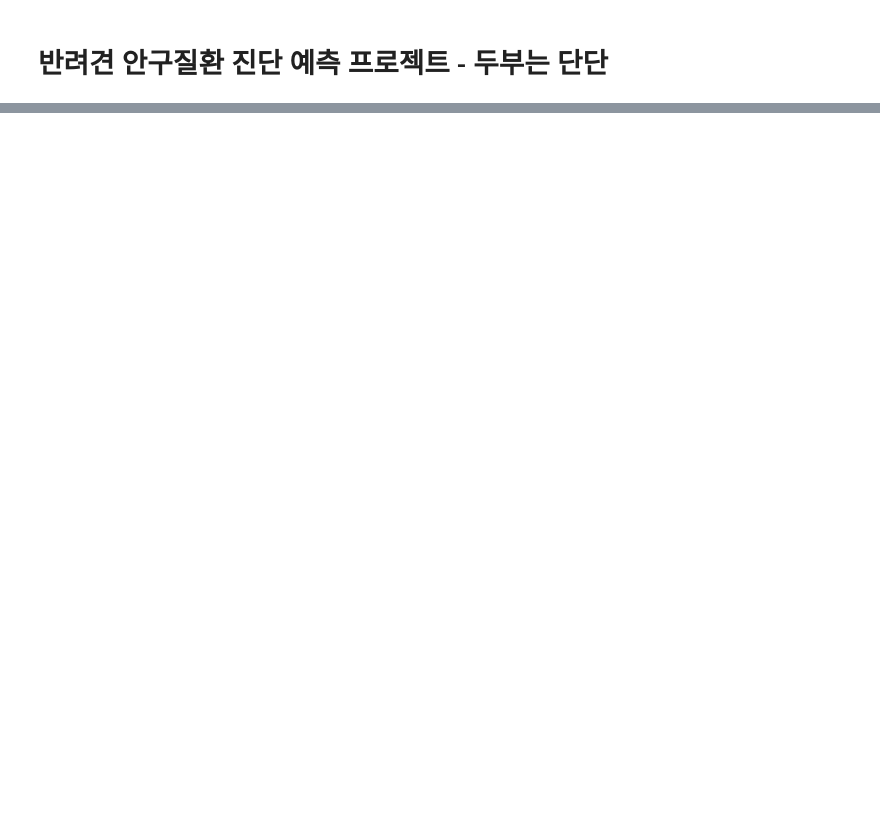
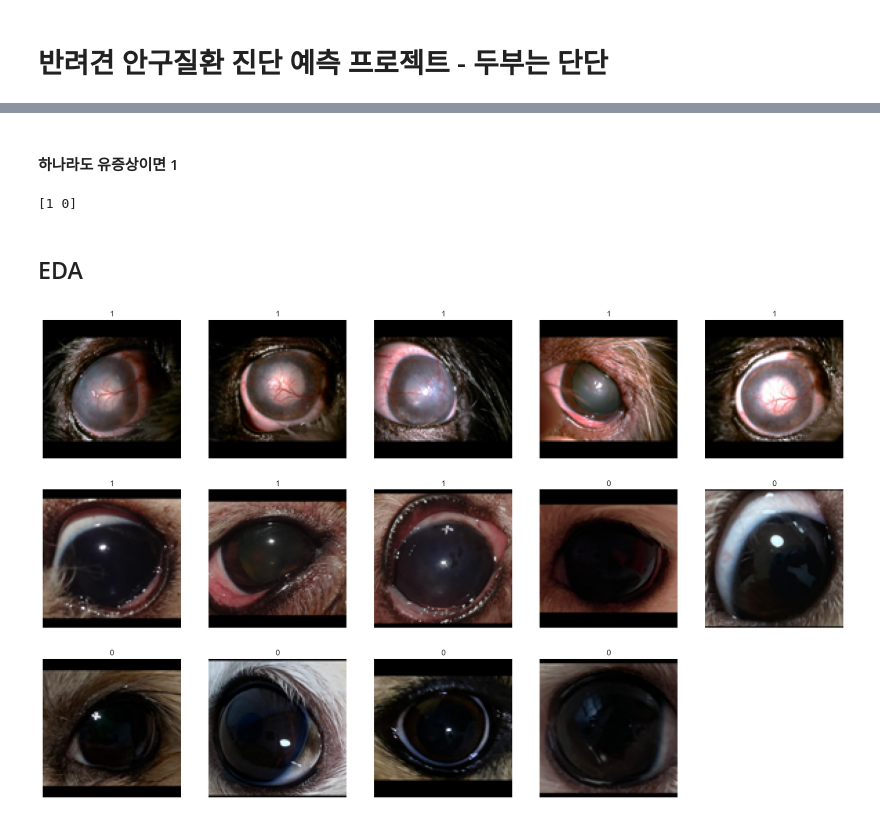
Before and after one commit to journnie/eye_disease, a Jupyter notebook: eye_lesion_diagnosis_model.ipynb, the cells around one changed output, grey strips where cells are left out. Saved outputs shown, nothing was run; the diff lists cells and outputs as text; code cells hidden in the pictures; blank space fills up the shorter version.

```diff
--- a/eye_lesion_diagnosis_model.ipynb
+++ b/eye_lesion_diagnosis_model.ipynb
@@ -84 +88,5 @@ memory usage: 1.5+ MB
+# %%
+# 이미지 데이터 사이즈 변경
+import numpy as np
+df['image_pixel'] = df['img_path'].map(lambda x: np.asarray(Image.open(x).resize((100,100))))
 # %%
@@ -98,0 +134,3 @@ Name: age, Length: 19198, dtype: float64
+# %%
+df['age'] = df['age'].astype(int)
+df['gender'] = df['gender'].astype(int)
@@ -98,0 +139,13 @@ Name: age, Length: 19198, dtype: float64
+# %%
+# Define a function to map values to 0 or 1
+def map_to_binary(value):
+    return 0 if value == '무' else 1
+
+# Apply the function to the specified columns
+columns_to_map = ['label_disease_lv_1', 'label_disease_lv_2', 'label_disease_lv_3']
+for column in columns_to_map:
+    df[column] = df[column].apply(lambda x: map_to_binary(x))
+
+# Print unique values to verify the transformation
+for column in columns_to_map:
+    print(df[column].unique())
@@ -98,0 +176,27 @@ Name: age, Length: 19198, dtype: float64
+# %% [markdown]
+#### 하나라도 유증상이면 1
+# %%
+def check_disease_presence(row):
+    if row['label_disease_lv_1'] == 0 and row['label_disease_lv_2'] == 0 and row['label_disease_lv_3'] == 0:
+        return 0
+    else:
+        return 1
+
+df['path'] = df.apply(check_disease_presence, axis=1)
+
+print(df['path'].unique())
+# %% [output]
+[1 0]
+# %% [markdown]
+## EDA
+# %%
+plt.figure(figsize=(22, 32))
+for i in range(14):
+    plt.subplot(7, 5, i + 1)
+    #plt.imshow(np.squeeze(sample_data['image_pixel'][i])) # 이미지 데이터의 차원을 3차원에서 2차원으로
+    plt.imshow(df['image_pixel'][i])  # np.squeeze 안해도 잘 보임
+    plt.title(df['path'][i])
+    plt.axis("off")
+plt.show();
+# %% [output]
+[figure, added]
```
Also changed, not shown: parts of 28 cells of this notebook.
